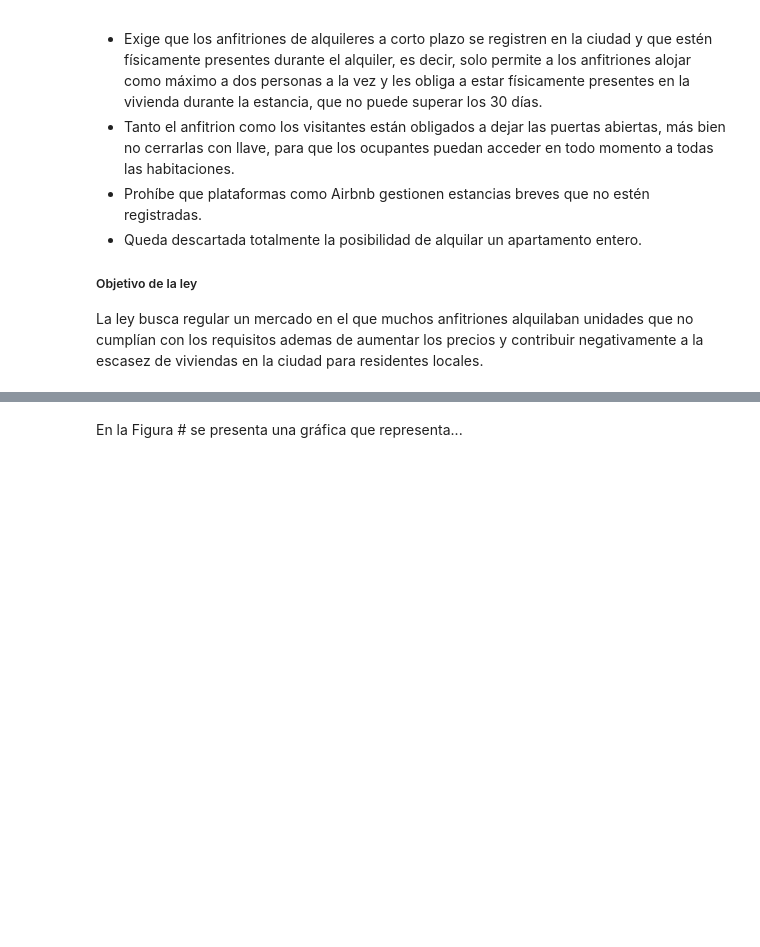
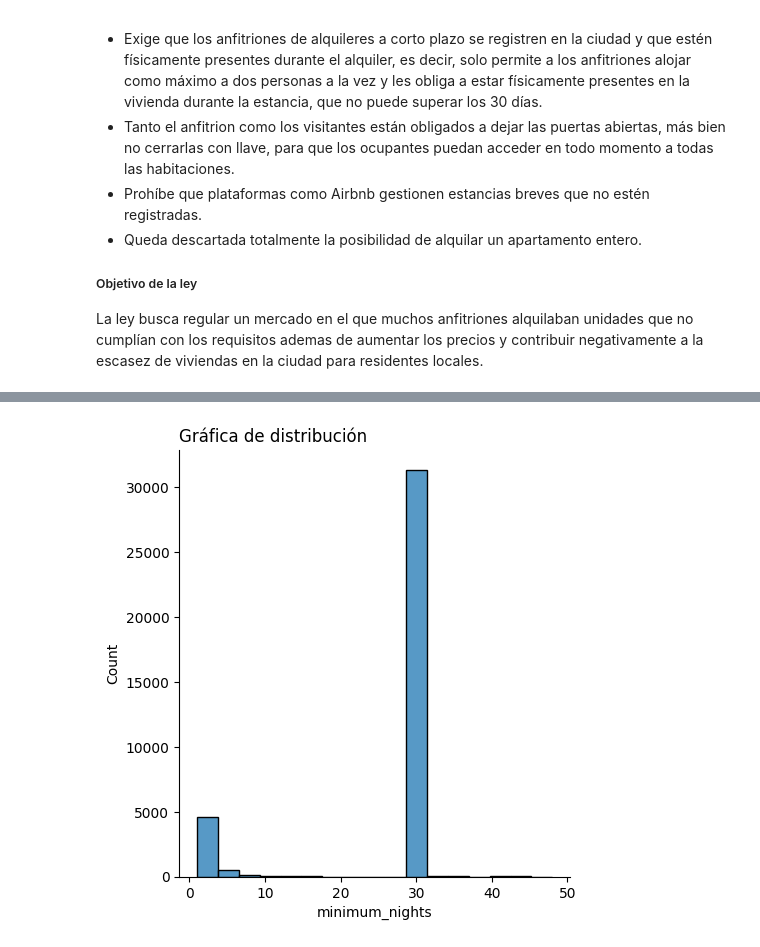
Before and after one commit to dsFMAT/students_diplomado_data_science_fmat, a Jupyter notebook: class_of_2024/Proyectos/Modulo_02/Proyecto_NY2.ipynb, the cells around one changed output, grey strips where cells are left out. Cells and saved outputs as stored; diff of their text form; code cells hidden in the pictures; blank space fills up the shorter version.

```diff
--- a/class_of_2024/Proyectos/Modulo_02/Proyecto_NY2.ipynb
+++ b/class_of_2024/Proyectos/Modulo_02/Proyecto_NY2.ipynb
@@ -196,5 +197,10 @@ La ley busca regular un mercado en el que muchos anfitriones alquilaban unidades
 
 
 ![Imagen](Airbnb_noti.jpg)
-# %% [markdown]
-En la Figura # se presenta una gráfica que representa...
+# %%
+data_listings_final_f=data_listings_final[data_listings_final.minimum_nights<50]
+hist= sns.displot( data=data_listings_final_f['minimum_nights'])
+plt.title("Gráfica de distribución", loc="left")
+plt.show()
+# %% [output]
+[figure, added]
```
Also changed, not shown: parts of 11 cells of this notebook.
